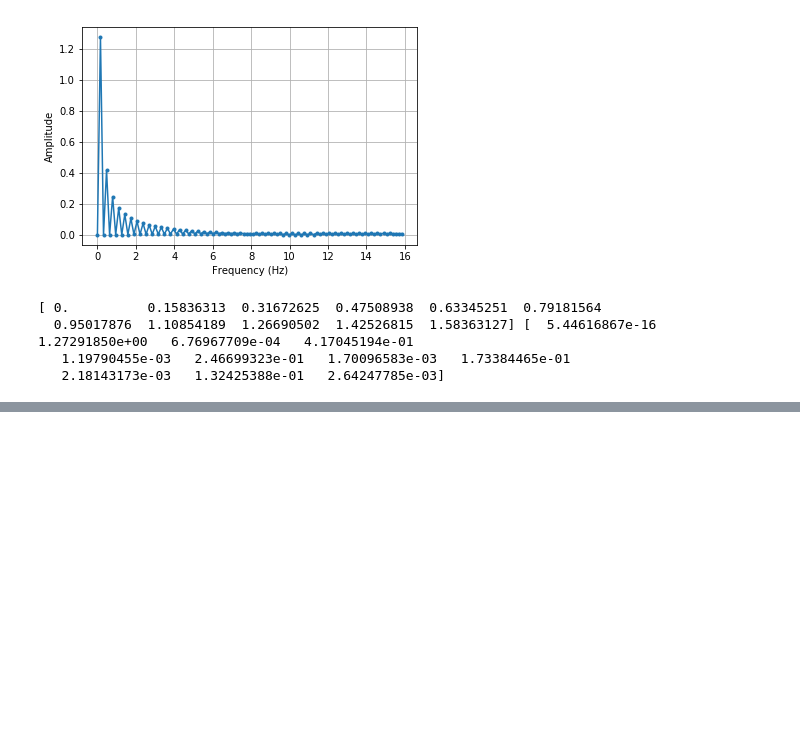
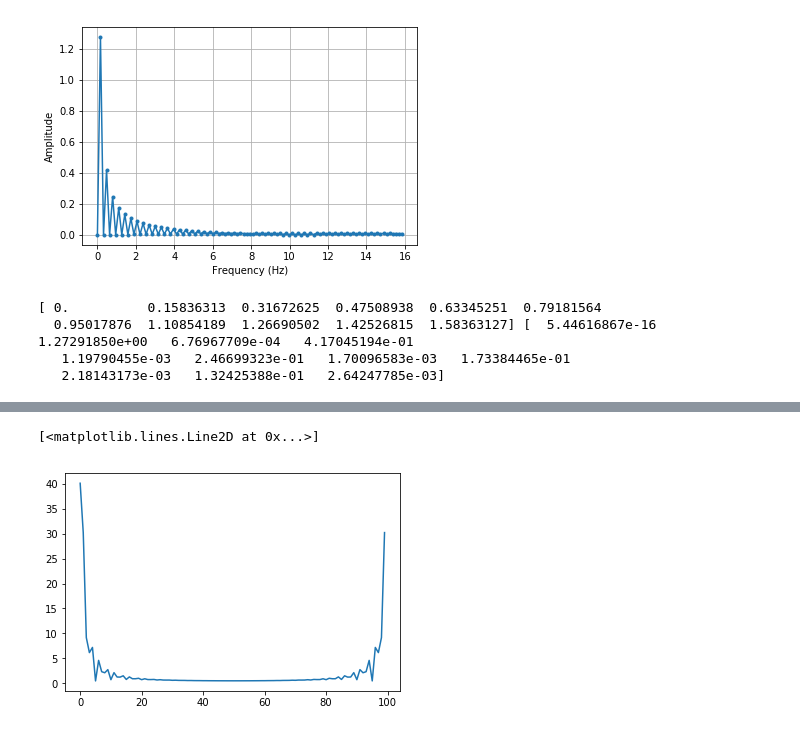
Before and after one commit to osnove/Dodatno, a Jupyter notebook: Zglajen_pravokoten_signal.ipynb, the cells around one changed output, grey strips where cells are left out. Drawn from its saved outputs; the diff is of its cells as text; code cells hidden in the pictures; blank space fills up the shorter version.

```diff
--- a/Zglajen_pravokoten_signal.ipynb
+++ b/Zglajen_pravokoten_signal.ipynb
@@ -277,0 +320,10 @@ plt.xlabel('x'); plt.ylabel('y'); plt.title('$\sigma(x)$')
+# %%
+f_s=100/(np.pi)  # sampling freq = 50 x osnovna
+fft_x = np.fft.fft(y)
+n = len(fft_x)
+freq = np.fft.fftfreq(n, 1/f_s)
+#print(freq)
+plt.plot(np.abs(fft_x))
+# %% [output]
+[<matplotlib.lines.Line2D at 0x...>]
+[figure, added]
```
Also changed, not shown: parts of 15 cells of this notebook, 5 other files.
